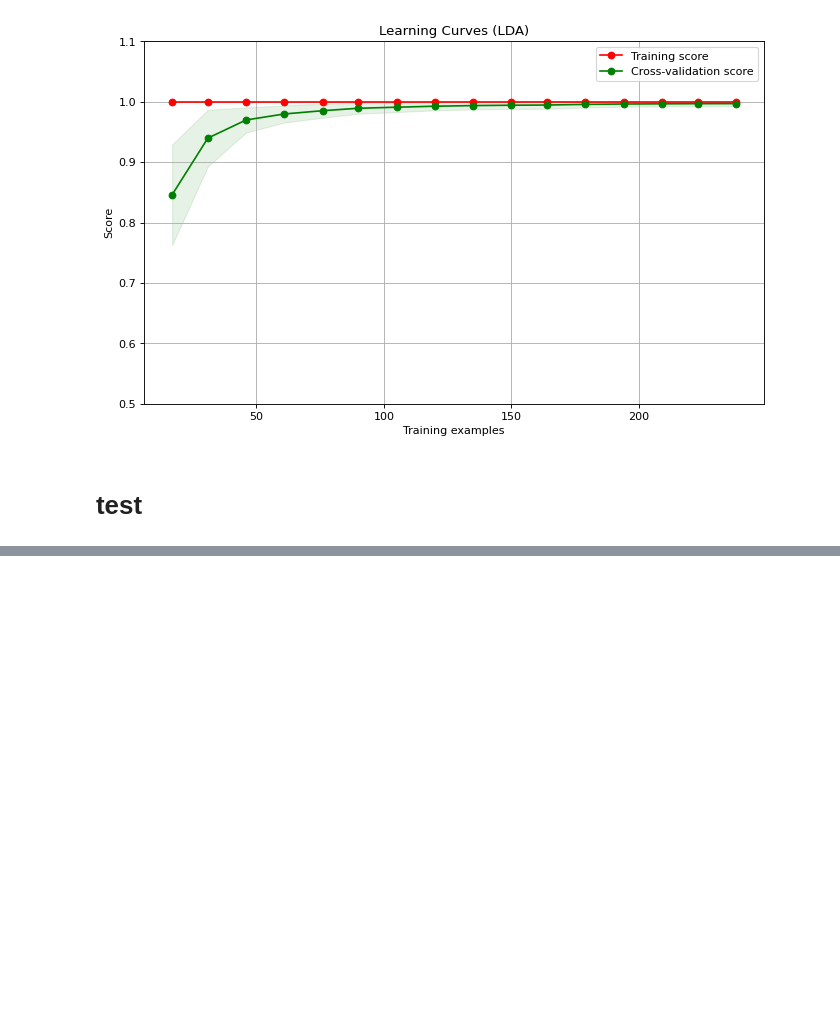
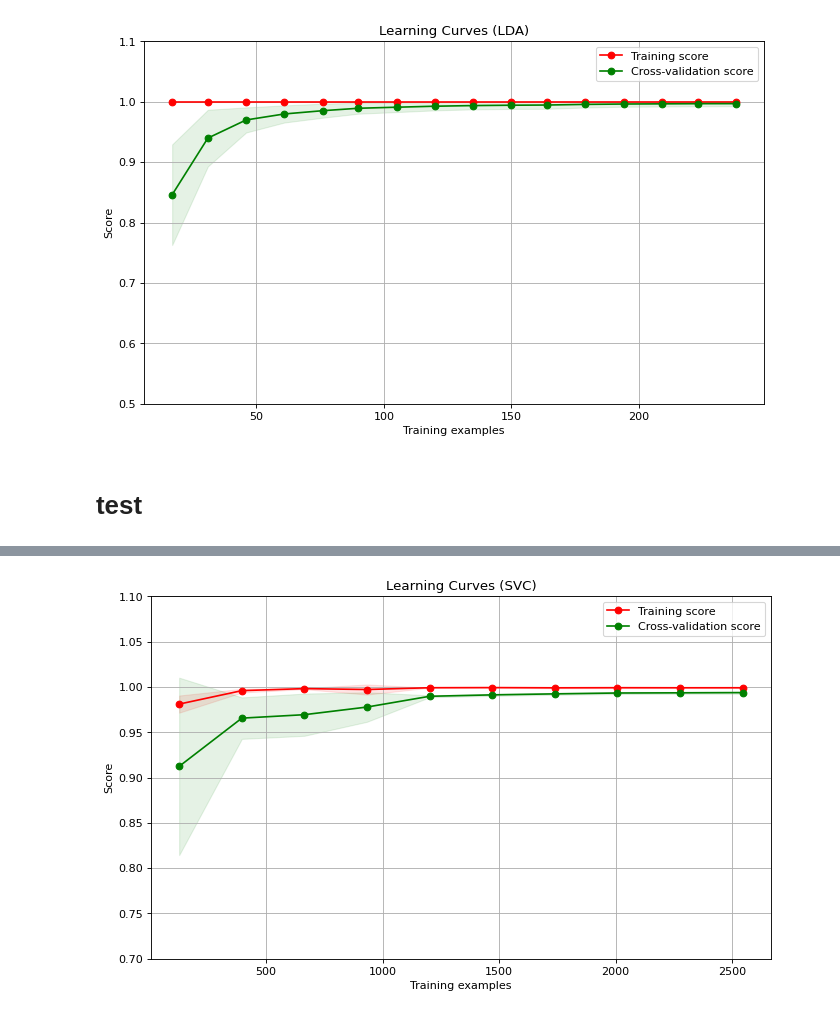
Before and after one commit to Amirosein/AGB-stars-ML-project, a Jupyter notebook: Milestone2/AGB_Project_2.ipynb, the cells around one changed output, grey strips where cells are left out. Drawn from its saved outputs; the diff is of its cells as text; code cells hidden in the pictures; blank space fills up the shorter version.

```diff
--- a/Milestone2/AGB_Project_2.ipynb
+++ b/Milestone2/AGB_Project_2.ipynb
@@ -349,0 +400,8 @@ plot_learning_curve(estimator, title, X_ps, Y_O, ylim=(0.5, 1.1),
+# %%
+title = "Learning Curves (SVC)"
+
+estimator = SVC(C=1000, gamma= 0.001, kernel= 'rbf')
+
+plot_learning_curve(estimator, title, X_ps, Y_O.values.ravel(), ylim=(0.7, 1.1),
+                    train_sizes=np.linspace(0.002,0.04,10), cv=5)
+# %% [output]
@@ -349,0 +409 @@ plot_learning_curve(estimator, title, X_ps, Y_O, ylim=(0.5, 1.1),
+[figure, added]
```
Also changed, not shown: parts of 5 cells of this notebook.
